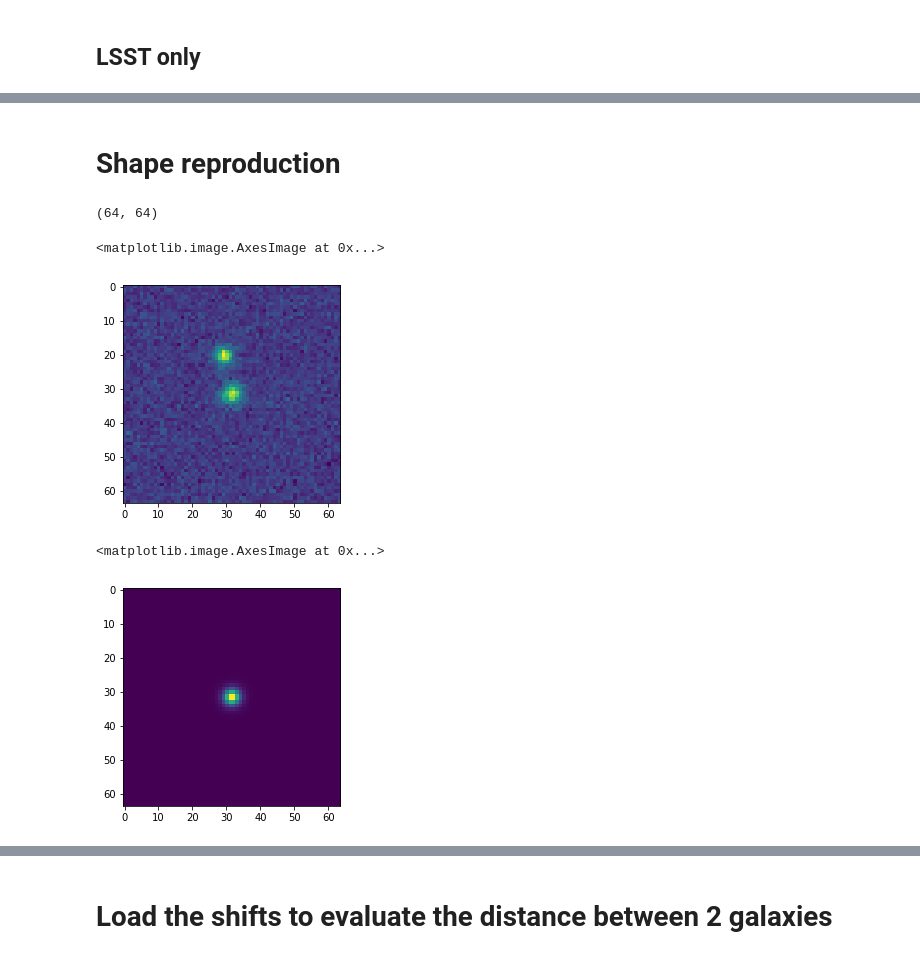
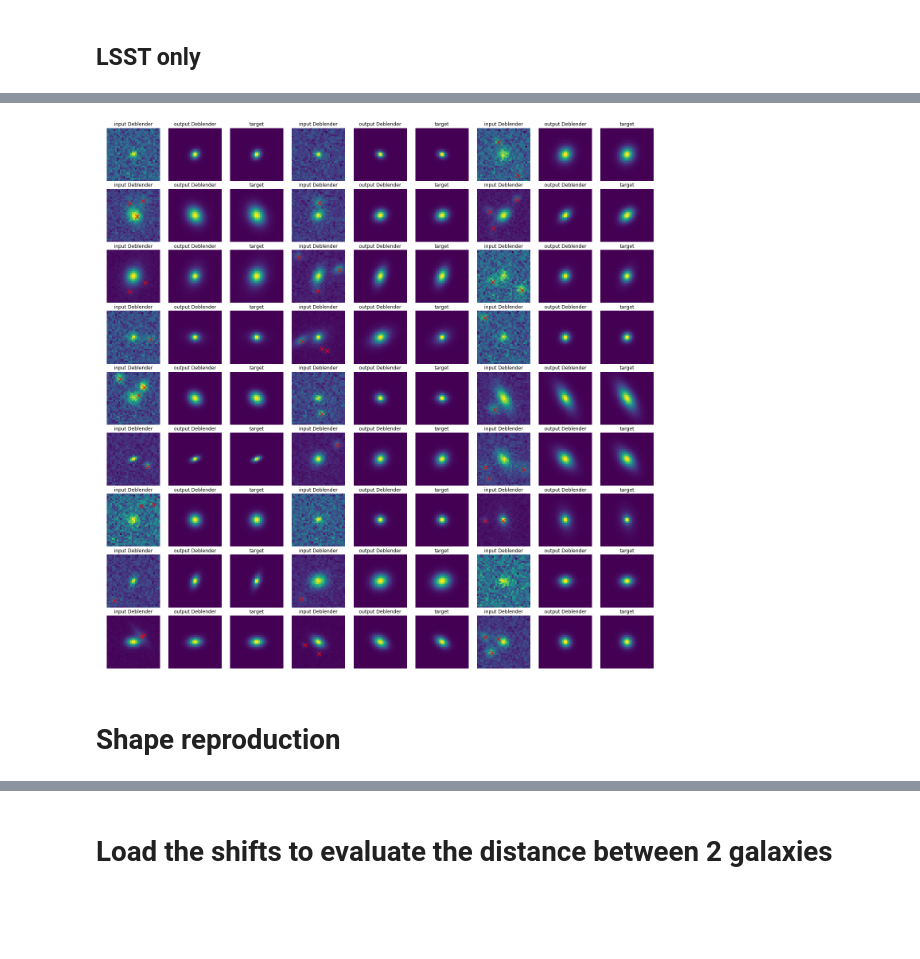
Before and after one commit to LSSTDESC/DeblenderVAE, a Jupyter notebook: notebooks/Deblender/Plots_Deblender-LSST.ipynb, the cells around one changed output, grey strips where cells are left out. Saved outputs shown, nothing was run; the diff lists cells and outputs as text; code cells hidden in the pictures; blank space fills up the shorter version.

```diff
--- a/notebooks/Deblender/Plots_Deblender-LSST.ipynb
+++ b/notebooks/Deblender/Plots_Deblender-LSST.ipynb
@@ -455,16 +194,40 @@ for i in range(N_plot):
+# %%
+N_plot = 9
+fig, axes = plt.subplots(N_plot, N_plot, figsize=(25, 25))
+fig.subplots_adjust(wspace=.01, hspace=.15)
+
+indices = np.random.choice(100, size=N_plot*N_plot, replace=False)
+
+input_lsst = batch_gen.__getitem__(2)
+input_noisy = input_lsst[0]
+input_noiseless = input_lsst[1]
+
+output_deblender_lsst = deblender.predict(input_lsst[0], batch_size = 100)
+
+output_deblender_lsst = denorm(output_deblender_lsst, bands, channel_last = True)
+input_noisy = denorm(input_noisy, bands, channel_last = True)
+input_noiseless = denorm(input_noiseless, bands, channel_last = True)
+
+mag = input_lsst[2]
+shift = input_lsst[3]
+
+for i in range(N_plot):
+    for j in range(0,N_plot,3):
+        axes[i,j].imshow(input_noisy[indices[i*N_plot+j]][16:48,16:48,2])
+
+        for k in range (len(shift[indices[i*N_plot+j]])):
+            axes[i,j].scatter(16+shift[indices[i*N_plot+j]][k][0]/0.2, 16+shift[indices[i*N_plot+j]][k][1]/0.2,s = 100,c='red', marker='x')
+
+        axes[i,j+1].imshow(output_deblender_lsst[indices[i*N_plot+j]][16:48,16:48,2])
+        axes[i,j+2].imshow(input_noiseless[indices[i*N_plot+j]][16:48,16:48,2])
+
+        axes[i,j].axis('off')
+        axes[i,j].set_title('input Deblender')
+        axes[i,j+1].axis('off')
+        axes[i,j+1].set_title('output Deblender')
+        axes[i,j+2].axis('off')
+        axes[i,j+2].set_title('target')
+# %% [output]
+[figure, added]
 # %% [markdown]
 # Shape reproduction
-# %%
-test[i,1,6].reshape((64,64)).shape
-# %% [output]
-(64, 64)
-# %%
-plt.imshow(test[i,1,6].reshape((64,64)))
-# %% [output]
-<matplotlib.image.AxesImage at 0x...>
-[figure, removed]
-# %%
-plt.imshow(test[i,0,6].reshape((64,64)))
-# %% [output]
-<matplotlib.image.AxesImage at 0x...>
-[figure, removed]
```
Also changed, not shown: parts of 32 cells of this notebook.
